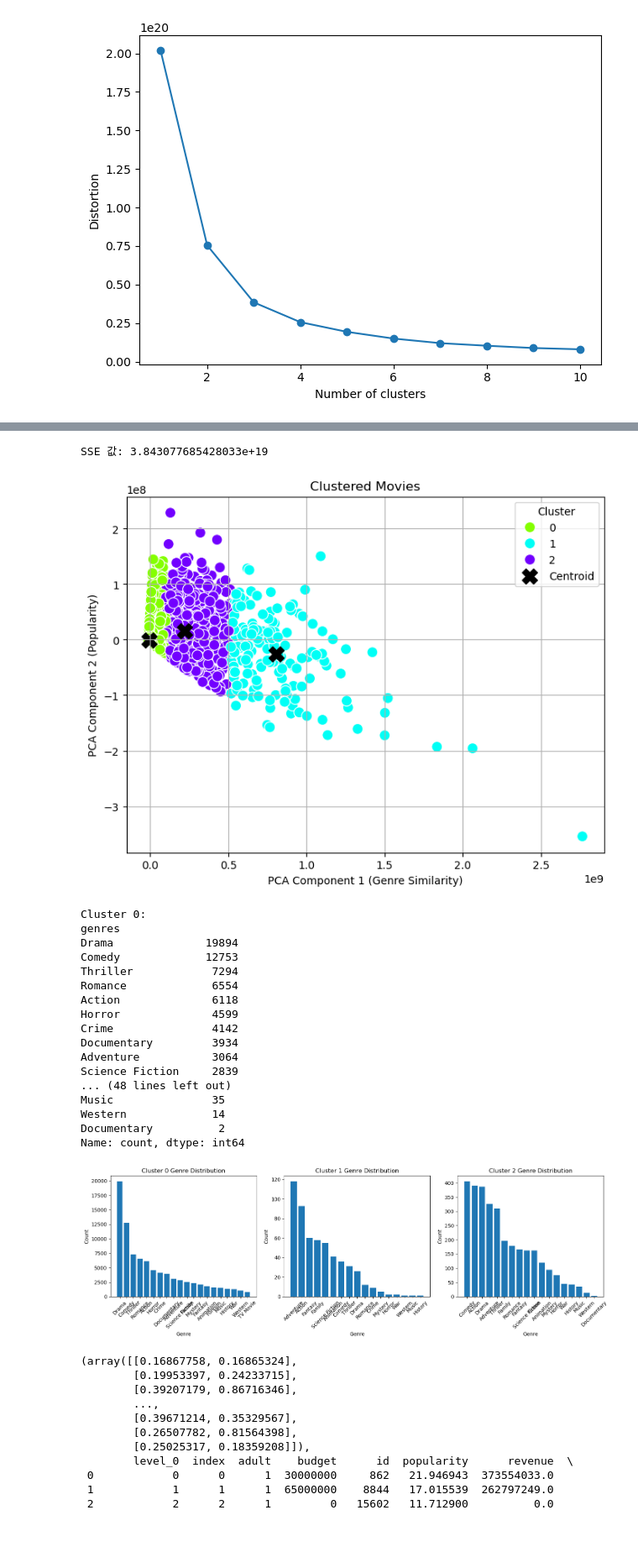
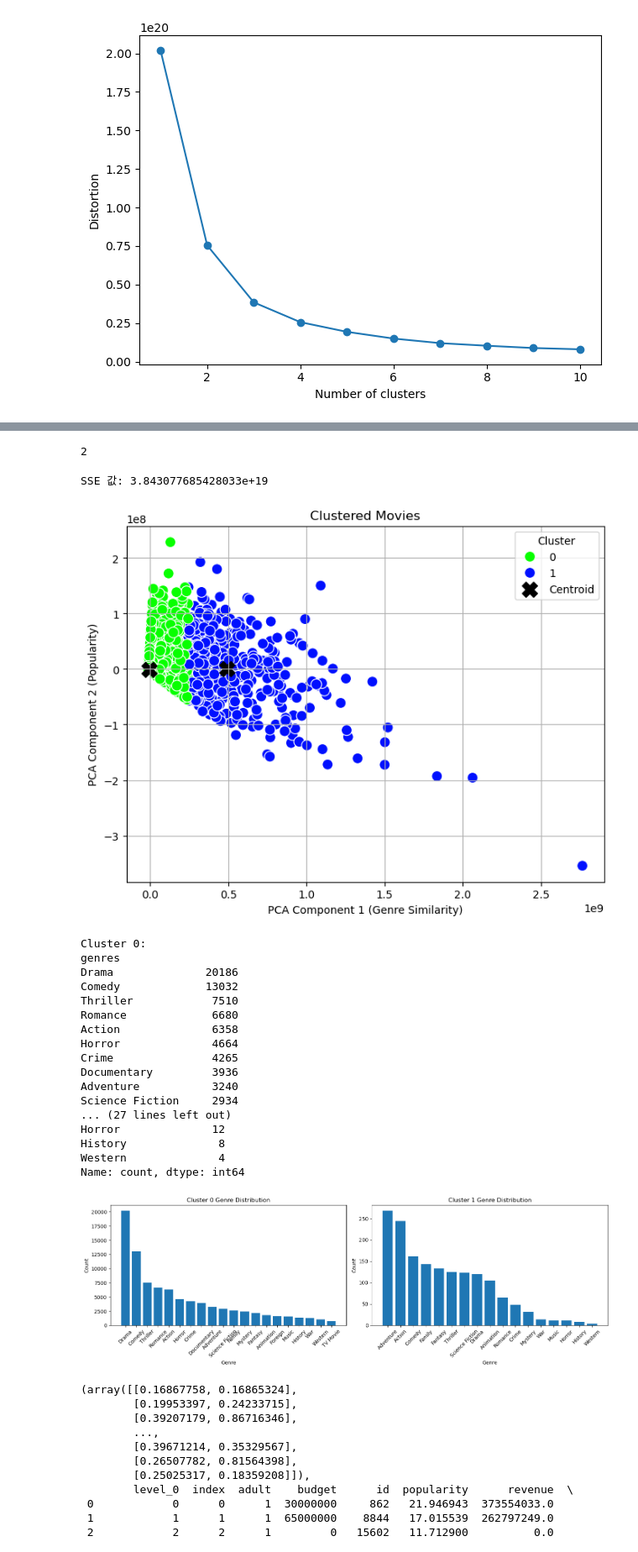
Before and after one commit to ehyecha/recommender-system, a Jupyter notebook: ex.ipynb, the cells around one changed output, grey strips where cells are left out. Shown at 84% size. Drawn from its saved outputs; the diff is of its cells as text; code cells hidden in the pictures.

```diff
--- a/ex.ipynb
+++ b/ex.ipynb
@@ -298,3 +313,10 @@ Silhouette Score: 0.9442028242023142
+# %%
+
+idx = np.argmax(silhouette_scores)
+idx + 2
+#silhouette_scores
+# %% [output]
+2
 # %%
 sse = kmeans.inertia_
 print(f"SSE 값: {sse}")
@@ -306,7 +328,12 @@ import seaborn as sns
 import numpy as np
 from sklearn.decomposition import PCA
 
-
+kmeans = KMeans(n_clusters=2,
+                init='k-means++',
+                n_init='auto',
+                max_iter=100,
+                random_state=0)
+y_km = kmeans.fit_predict(X)
 # 클러스터링된 결과 (K-Means 등으로 미리 클러스터링했다고 가정)
 clusters = y_km  # 예시 클러스터 레이블
 centroids = kmeans.cluster_centers_
@@ -334,7 +361,7 @@ plt.grid(True)
 # 그래프 출력
 plt.show()
 # %% [output]
-[figure, old version]
+[figure, new version]
 # %%
 import pandas as pd
 import numpy as np
@@ -347,51 +374,51 @@ from sklearn.cluster import KMeans
 genre_distribution = {}
 
 # # 군집별로 장르 빈도 계산
-for cluster in range(3):
+for cluster in range(2):
     cluster_indices = np.where(y_km == cluster)[0]
     cluster_data = X.loc[cluster_indices]
     all = movie_metadata[['id','title','original_title','genres']].merge(cluster_data, how='inner', on='id')
     all['genres']= all['genres'].apply(extract_genre_names)
     genre_count = all['genres'].explode().value_counts()
     genre_distribution[cluster] = genre_count
 
 
 # # 군집별 장르 분포 출력
 for cluster, genre_count in genre_distribution.items():
     print(f"Cluster {cluster}:")
     print(genre_count)
 
 # # 시각화: 군집별 장르 분포
-fig, axes = plt.subplots(1, 3, figsize=(15, 5))
+fig, axes = plt.subplots(1, 2, figsize=(15, 5))
 
 for cluster, genre_count in genre_distribution.items():
     axes[cluster].bar(genre_count.index, genre_count.values)
     axes[cluster].set_title(f'Cluster {cluster} Genre Distribution')
     axes[cluster].set_xlabel('Genre')
     axes[cluster].set_ylabel('Count')
     axes[cluster].tick_params(axis='x', rotation=45)
 
 plt.tight_layout()
 plt.show()
 # %% [output]
 Cluster 0:
 genres
-Drama              19894
-Comedy             12753
-Thriller            7294
-Romance             6554
-Action              6118
-Horror              4599
-Crime               4142
-Documentary         3934
-Adventure           3064
-Science Fiction     2839
-... (48 lines left out)
-Music               35
-Western             14
-Documentary          2
+Drama              20186
+Comedy             13032
+Thriller            7510
+Romance             6680
+Action              6358
+Horror              4664
+Crime               4265
+Documentary         3936
+Adventure           3240
+Science Fiction     2934
+... (27 lines left out)
+Horror              12
+History              8
+Western              4
 Name: count, dtype: int64
-[figure, old version]
+[figure, new version]
 # %%
 np.random.rand(len(X), 2), X
 # %% [output]
```
Also changed, not shown: parts of 5 cells of this notebook, 5 other files.
